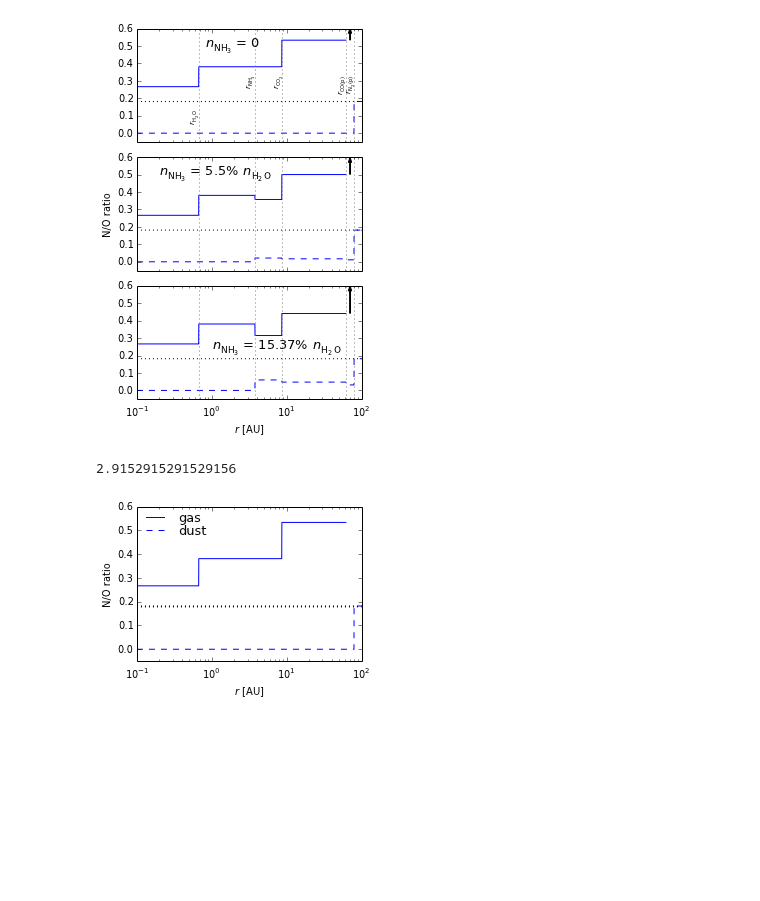
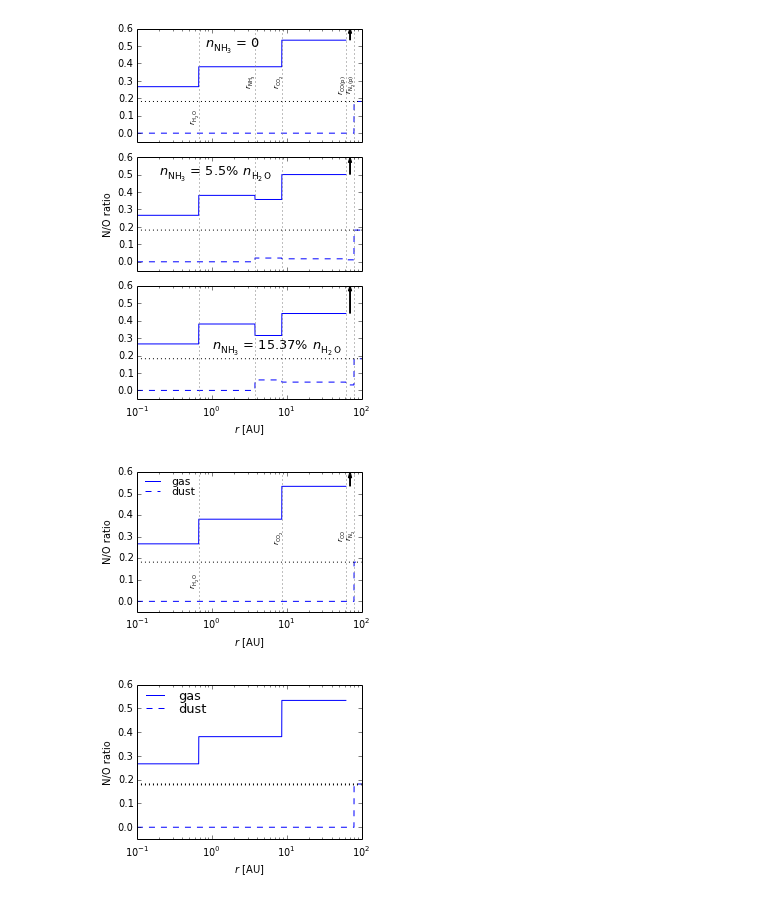
Before and after one commit to apiso/Thesis, a Jupyter notebook: python/NO_plots.ipynb, the cells around one changed output. Saved outputs shown, nothing was run; the diff lists cells and outputs as text; code cells hidden in the pictures; blank space fills up the shorter version.

```diff
--- a/python/NO_plots.ipynb
+++ b/python/NO_plots.ipynb
@@ -198,10 +198,44 @@ plt.tight_layout()
 plt.savefig('../figs/N_O_ratio.pdf')
 # %% [output]
 [figure]
-# %%
-0.53/0.1818
-# %% [output]
-2.9152915291529156
+# %%
+plt.figure(figsize = (4, 0.7*4))
+
+plt.semilogx(a, arraygasN2, c='b', label = 'gas')
+plt.semilogx(a, arraysolidN2, c='b', ls = '--', label = 'dust')
+plt.semilogx(a, ones(len(a))*0.18181818, ls = ':', lw = 1, color = 'black')
+plt.ylim(ymin = -0.05)
+plt.legend(loc = 2, frameon = False, borderaxespad = 0, labelspacing = 0, prop = {'size':11})
+#ax1.xlabel('a [AU]')
+#ax1.set_ylabel('N/O ratio')
+#plt.text(0.8, 0.5, r'$n_{\rm NH_3}=\,0$', fontsize = 13)
+
+plt.axvline(x = rH2O, ls = ':', c = 'gray')
+plt.axvline(x = rCO2, ls = ':',  c = 'gray')
+#plt.axvline(x = rNH3, ls = ':',  c = 'gray')
+#ax1.axvline(x = rCO, ls = ':', c = 'gray')
+plt.axvline(x = rCOpure, ls = ':', c = 'gray')
+#ax1.axvline(x = rN2, ls = ':', c = 'gray')
+plt.axvline(x = rN2pure, ls = ':', c = 'gray')
+
+plt.text(0.5, 0.1, r'$r_{\rm H_2O}$', rotation ='vertical', fontsize = 7.5)
+plt.text(6.5, 0.3, r'$r_{\rm CO_2}$', rotation ='vertical', fontsize = 7.5)
+#ax1.text(14, 0.3, r'$r_{\rm CO(m)}$', rotation ='vertical', fontsize = 7.5)
+#plt.text(2.8, 0.3, r'$r_{\rm NH_3}$', rotation ='vertical', fontsize = 7.5)
+plt.text(46, 0.3, r'$r_{\rm CO}$', rotation ='vertical', fontsize = 7.5)
+#ax1.text(18.5, 0.3, r'$r_{\rm N_2(m)}$', rotation ='vertical', fontsize = 7.5)
+plt.text(60, 0.3, r'$r_{\rm N_2}$', rotation ='vertical', fontsize = 7.5)
+
+plt.arrow(70, 0.53333, 0, 0.04,  fc="k", ec="k", head_width=7, head_length = 0.03)
+
+plt.legend(loc = 2, frameon = False, borderaxespad = 0, labelspacing = 0, prop = {'size':11})
+
+plt.ylabel('N/O ratio')
+plt.xlabel(r'$r$ [AU]')
+plt.tight_layout()
+plt.savefig('../figs/N_O_ratio_single_snowlines.pdf')
+# %% [output]
+[figure, added]
 # %%
 plt.figure(figsize = (4, 0.75*4))
 
```
Also changed, not shown: 5 other files.
